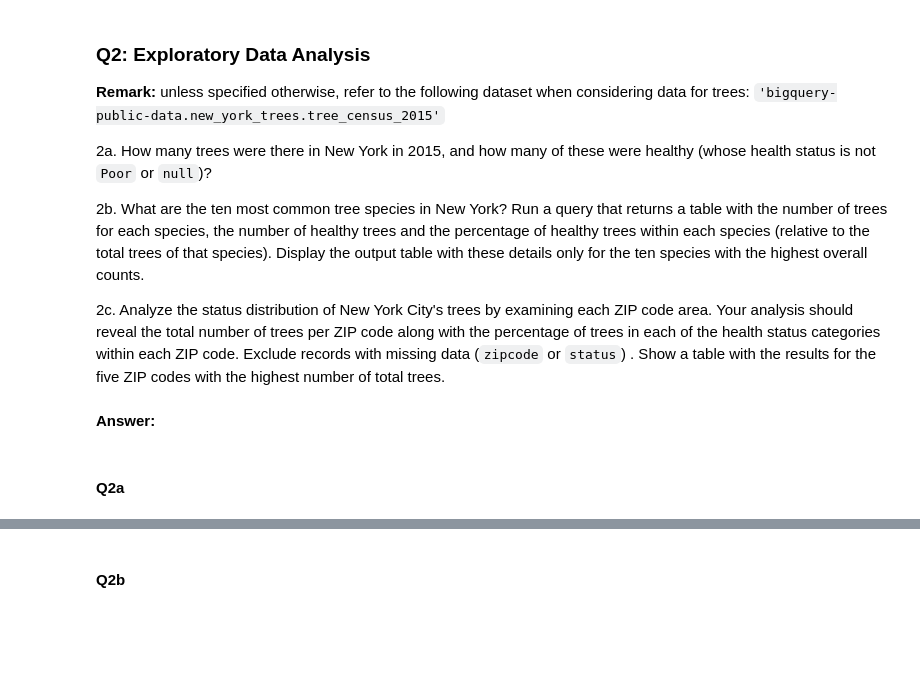
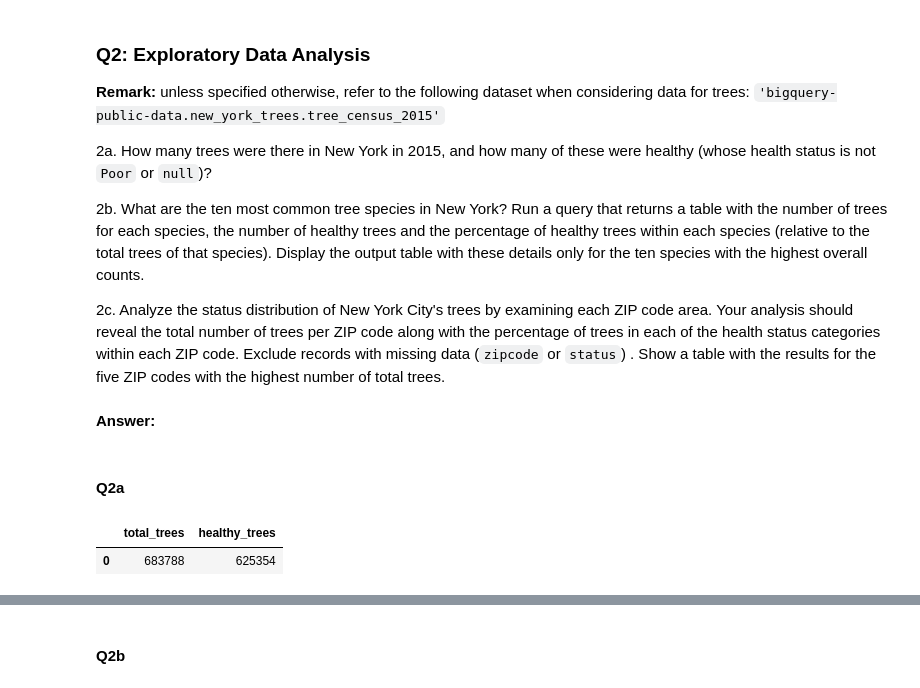
Before and after one commit to NathanP23/Big-Data-Mining-52002, a Jupyter notebook: MidTerm/MidTerm_52002_2024_25.ipynb, the cells around one changed output, grey strips where cells are left out. Cells and saved outputs as stored; diff of their text form; code cells hidden in the pictures; blank space fills up the shorter version.

```diff
--- a/MidTerm/MidTerm_52002_2024_25.ipynb
+++ b/MidTerm/MidTerm_52002_2024_25.ipynb
@@ -122,17 +120,19 @@ Display the output table with these details only for the ten species with the hi
 #### Q2a
 # %%
 # 2a)
-# Fill query here inside triple quotes:
 query2a = """
-SELECT FROM WHERE ...
+SELECT
+  COUNT(*) AS total_trees,
+  COUNTIF(health != 'Poor' AND health IS NOT NULL) AS healthy_trees
+FROM `bigquery-public-data.new_york_trees.tree_census_2015`
 """
-
-# query_job2a = client.query(query2a)  # Make an API request.
+query_job2a = client.query(query2a)  # Make an API request.
 
 # Output and print
-# df2a = pd.DataFrame(query_job2a.result().to_dataframe())
-# df2a.head()
-
-# You may make additional queries and display their results here
+df2a = pd.DataFrame(query_job2a.result().to_dataframe())
+df2a.head()
+# %% [output]
+|  | total_trees | healthy_trees |
+| 0 | 683788 | 625354 |
 # %% [markdown]
 ##### Q2a Explanations
```
Also changed, not shown: parts of 9 cells of this notebook.
